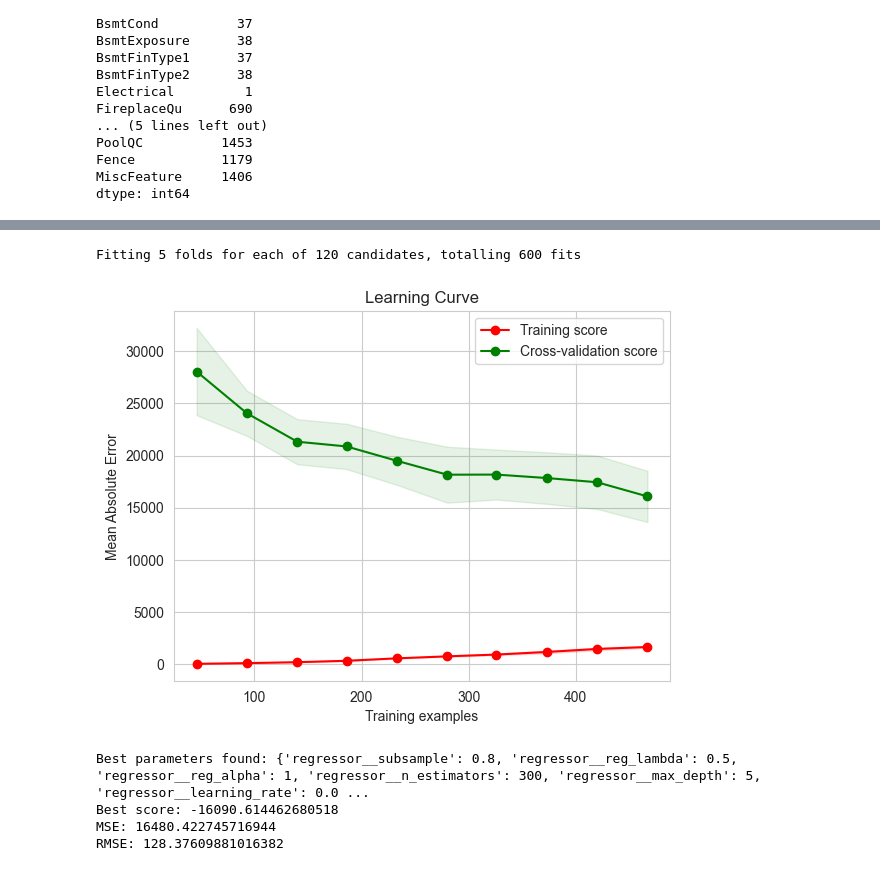
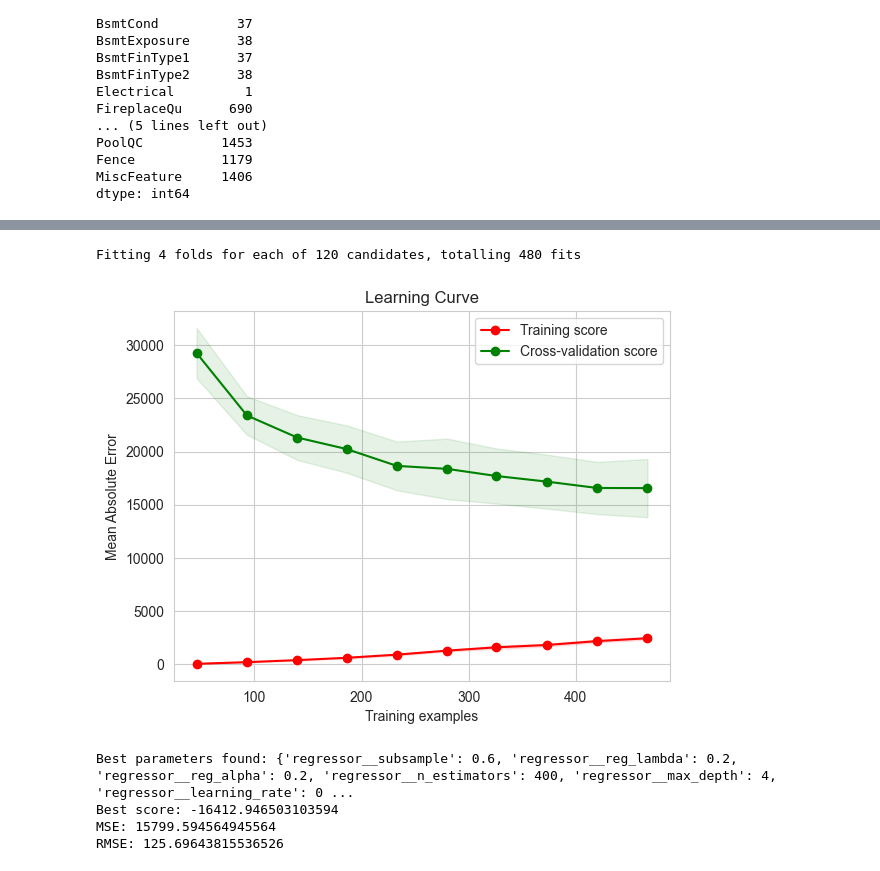
Before and after one commit to NasdormML/House_Price_Prediction, a Jupyter notebook: XGB_sandbox.ipynb, the cells around one changed output, grey strips where cells are left out. Drawn from its saved outputs; the diff is of its cells as text; code cells hidden in the pictures.

Commit message:
up model

```diff
--- a/XGB_sandbox.ipynb
+++ b/XGB_sandbox.ipynb
@@ -23,6 +23,8 @@ random.seed(random_seed)
 os.environ['PYTHONHASHSEED'] = str(random_seed)
 # %%
 data = pd.read_csv('house/train.csv')
+data['Age'] = data['YrSold'] - data['YearBuilt']
+data['TotalAreaRatio'] = data['TotalBsmtSF'] / data['GrLivArea']
 
 data.head(10)
 # %% [output]
@@ -123,8 +146,8 @@ param_distributions = {
     'regressor__subsample': [0.2, 0.3, 0.4, 0.5, 0.6, 0.8, 1],
     'regressor__colsample_bytree': [0.4, 0.5, 0.6],
     'regressor__gamma': [0.2, 0.3, 0.4],
-    'regressor__reg_alpha': [0.2, 0.3, 0.5, 1,],
-    'regressor__reg_lambda': [0, 0.2, 0.5, 1, 1.5]
+    'regressor__reg_alpha': [0.2, 0.3, 0.5,],
+    'regressor__reg_lambda': [0, 0.2, 0.5, 1,]
 }
 
 # Create the RandomizedSearchCV object
@@ -133,16 +156,14 @@ random_search = RandomizedSearchCV(
     param_distributions=param_distributions,
     n_iter=120,
     scoring='neg_mean_absolute_error',
-    cv=5,
+    cv=4,
     verbose=1,
     random_state=42,
     n_jobs=-1
 )
 
-# Fit the RandomizedSearchCV object
 random_search.fit(X_train_blend, y_train_blend)
 
-# Get the best model
 best_model = random_search.best_estimator_
 
 train_sizes, train_scores, test_scores = learning_curve(
@@ -158,36 +179,36 @@ plt.figure()
 plt.title('Learning Curve')
 plt.xlabel('Training examples')
 plt.ylabel('Mean Absolute Error')
 
 plt.plot(train_sizes, train_scores_mean, 'o-', color='r', label='Training score')
 plt.fill_between(train_sizes, train_scores_mean - train_scores_std, train_scores_mean + train_scores_std, alpha=0.1, color='r')
 
 plt.plot(train_sizes, test_scores_mean, 'o-', color='g', label='Cross-validation score')
 plt.fill_between(train_sizes, test_scores_mean - test_scores_std, test_scores_mean + test_scores_std, alpha=0.1, color='g')
 
 plt.legend(loc='best')
 plt.show()
 
 
 meta_features_train = best_model.predict(X_meta_blend).reshape(-1, 1)
 meta_learner = RidgeCV()
 meta_learner.fit(meta_features_train, y_meta_blend)
 
 meta_features_test = best_model.predict(X_test).reshape(-1, 1)
 final_predictions = meta_learner.predict(meta_features_test)
 
 score = meta_learner.score(meta_features_test, y_test)
 mse = mean_absolute_error(y_test, final_predictions)
 rmse = np.sqrt(mse)
 
 print(f"Best parameters found: {random_search.best_params_}")
 print(f"Best score: {random_search.best_score_}")
 print(f'MSE: {mse}')
 print(f'RMSE: {rmse}')
 # %% [output]
-Fitting 5 folds for each of 120 candidates, totalling 600 fits
+Fitting 4 folds for each of 120 candidates, totalling 480 fits
-[figure, old version]
+[figure, new version]
-Best parameters found: {'regressor__subsample': 0.8, 'regressor__reg_lambda': 0.5, 'regressor__reg_alpha': 1, 'regressor__n_estimators': 300, 'regressor__max_depth': 5, 'regressor__learning_rate': 0.0 ...
-Best score: -16090.614462680518
-MSE: 16480.422745716944
-RMSE: 128.37609881016382
+Best parameters found: {'regressor__subsample': 0.6, 'regressor__reg_lambda': 0.2, 'regressor__reg_alpha': 0.2, 'regressor__n_estimators': 400, 'regressor__max_depth': 4, 'regressor__learning_rate': 0 ...
+Best score: -16412.946503103594
+MSE: 15799.594564945564
+RMSE: 125.69643815536526
```
Also changed, not shown: parts of 2 cells of this notebook.
